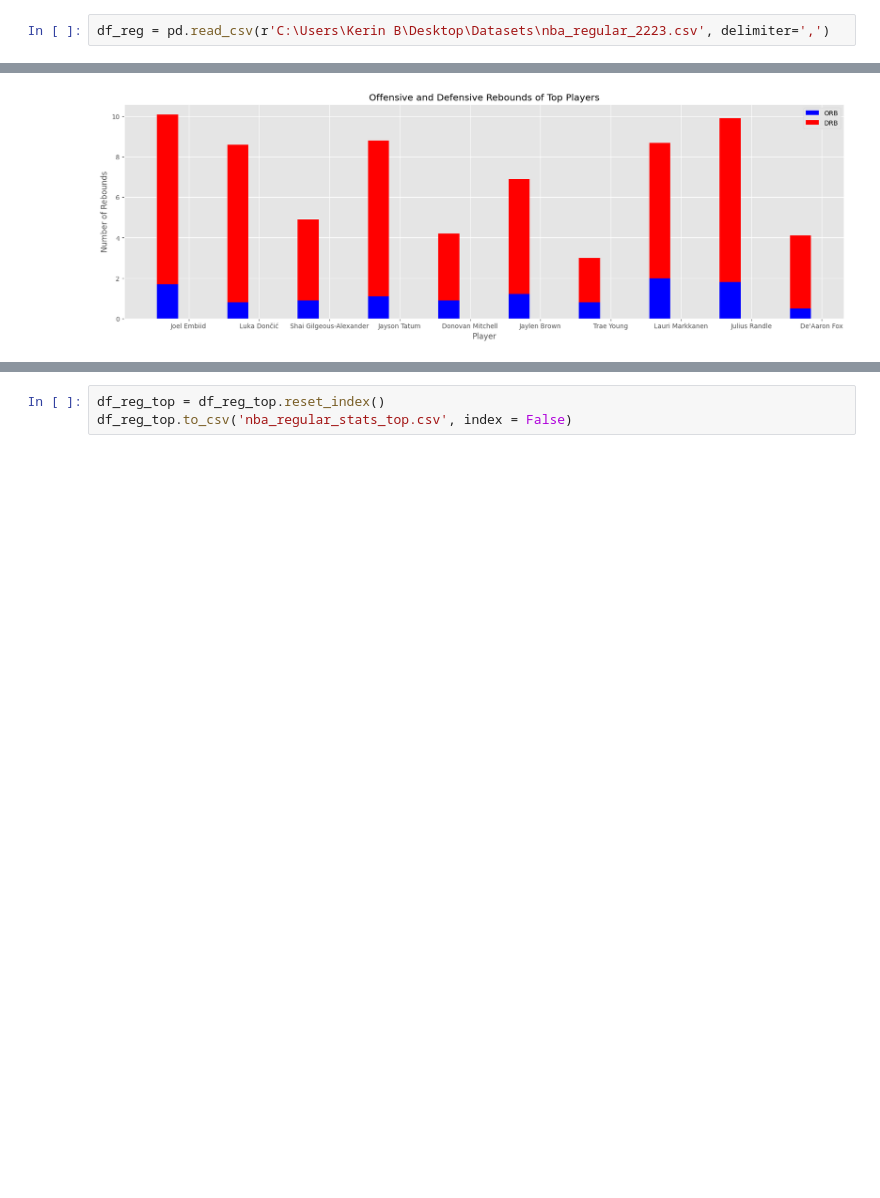
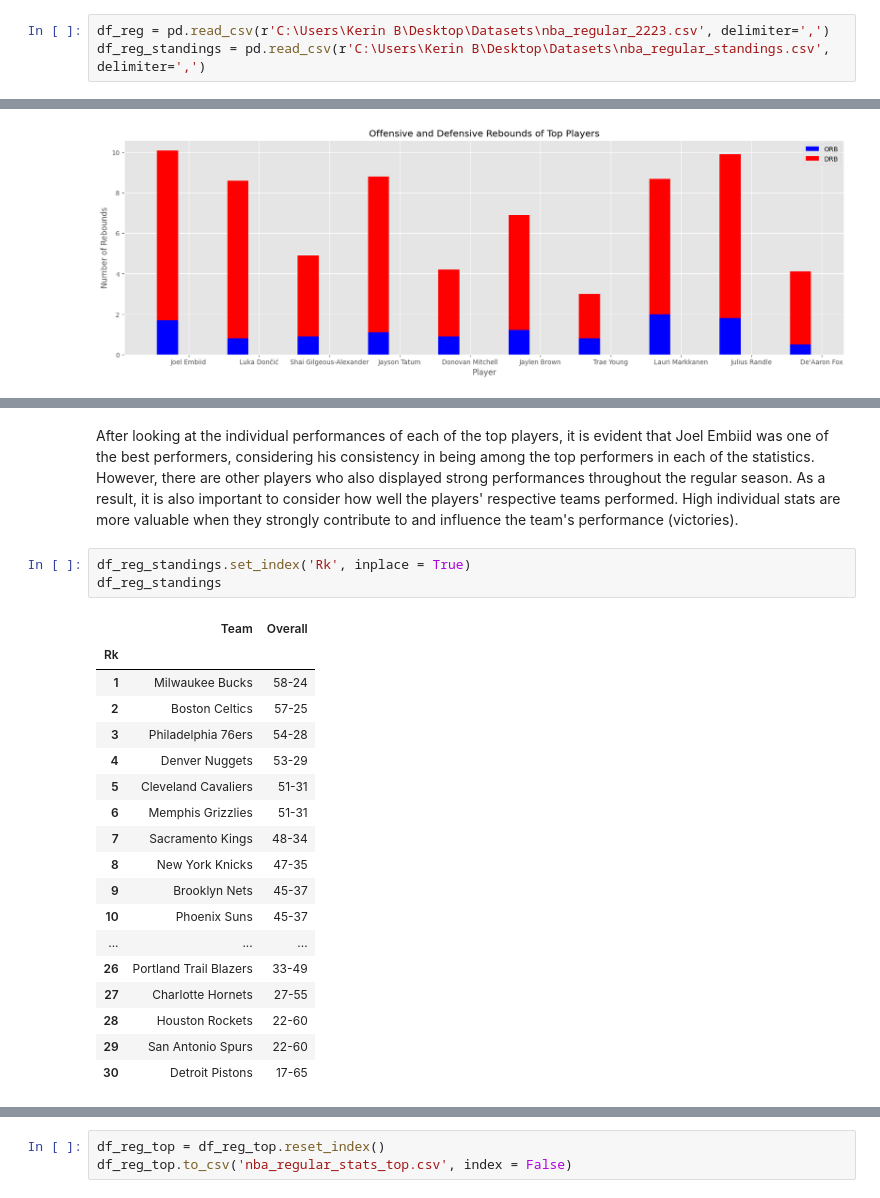
Before and after one commit to kerinraybanes/NBA_2022-2023, a Jupyter notebook: nba_regular_stats.ipynb, the cells around one changed output, grey strips where cells are left out. Saved outputs shown, nothing was run; the diff lists cells and outputs as text; blank space fills up the shorter version.

Commit message:
Team Placements and Conclusions

```diff
--- a/nba_regular_stats.ipynb
+++ b/nba_regular_stats.ipynb
@@ -10,6 +10,7 @@ plt.style.use('ggplot')
 Step 0: Import and Read Data
 # %%
 df_reg = pd.read_csv(r'C:\Users\Kerin B\Desktop\Datasets\nba_regular_2223.csv', delimiter=',')
+df_reg_standings = pd.read_csv(r'C:\Users\Kerin B\Desktop\Datasets\nba_regular_standings.csv', delimiter=',')
 # %% [markdown]
 Step 1: Understanding Our Data
 - Dataframe shape
@@ -367,0 +362,24 @@ df_reg_top[off_def_stats]
+# %% [markdown]
+After looking at the individual performances of each of the top players, it is evident that Joel Embiid was one of the best performers, considering his consistency in being among the top performers in each of the statistics. However, there are other players who also displayed strong performances throughout the regular season. As a result, it is also important to consider how well the players' respective teams performed. High individual stats are more valuable when they strongly contribute to and influence the team's performance (victories).
+# %%
+df_reg_standings.set_index('Rk', inplace = True)
+df_reg_standings
+# %% [output]
+|  | Team | Overall |
+| Rk |  |  |
+| 1 | Milwaukee Bucks | 58-24 |
+| 2 | Boston Celtics | 57-25 |
+| 3 | Philadelphia 76ers | 54-28 |
+| 4 | Denver Nuggets | 53-29 |
+| 5 | Cleveland Cavaliers | 51-31 |
+| 6 | Memphis Grizzlies | 51-31 |
+| 7 | Sacramento Kings | 48-34 |
+| 8 | New York Knicks | 47-35 |
+| 9 | Brooklyn Nets | 45-37 |
+| 10 | Phoenix Suns | 45-37 |
+| ... | ... | ... |
+| 26 | Portland Trail Blazers | 33-49 |
+| 27 | Charlotte Hornets | 27-55 |
+| 28 | Houston Rockets | 22-60 |
+| 29 | San Antonio Spurs | 22-60 |
+| 30 | Detroit Pistons | 17-65 |
```
Also changed, not shown: parts of 7 cells of this notebook, 3 other files.
